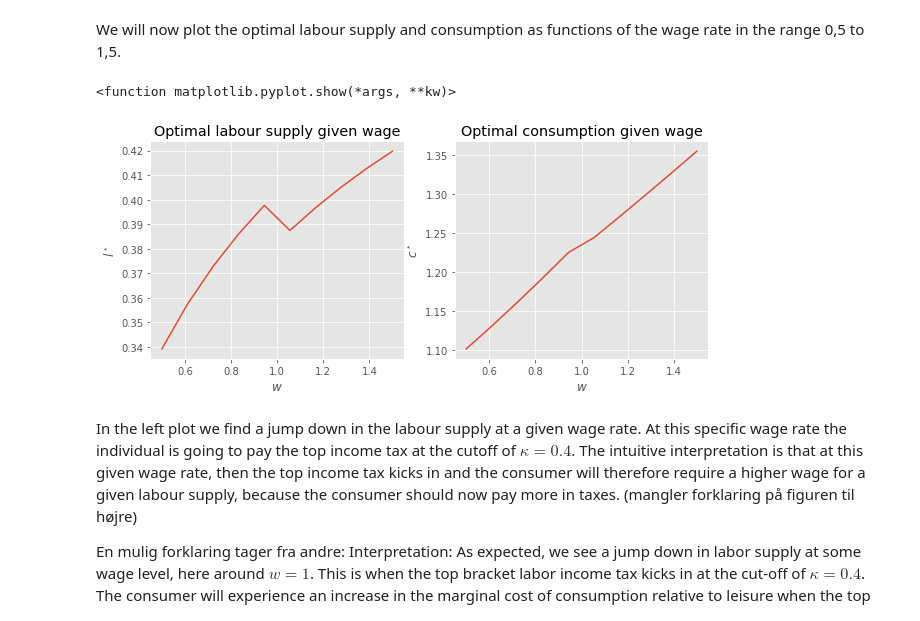
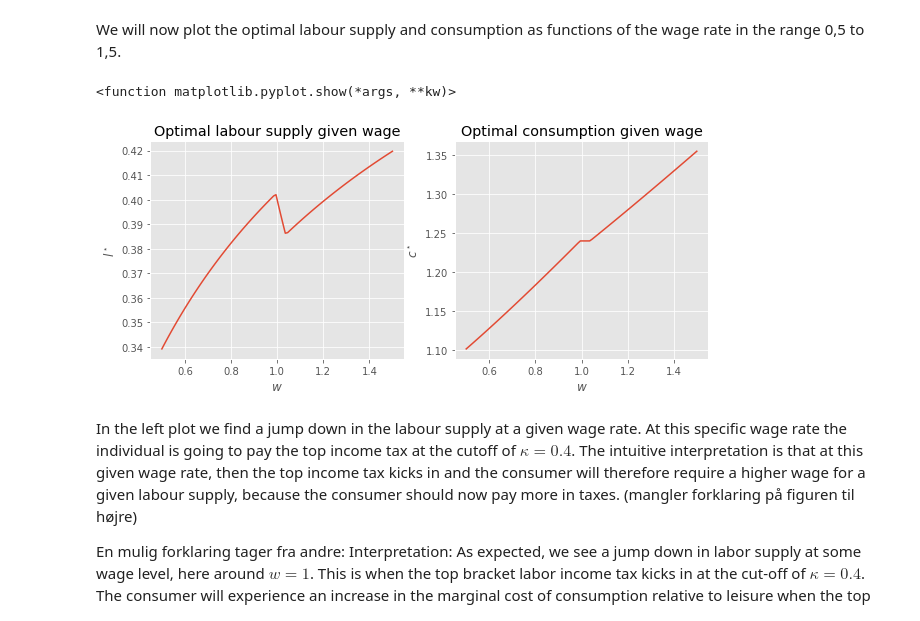
Before and after one commit to Rapyki/projects-2020-slangerne, a Jupyter notebook: inauguralproject/inauguralprojecthenrik.ipynb, the cells around one changed output. Saved outputs shown, nothing was run; the diff lists cells and outputs as text; code cells hidden in the pictures.

```diff
--- a/inauguralproject/inauguralprojecthenrik.ipynb
+++ b/inauguralproject/inauguralprojecthenrik.ipynb
@@ -56,7 +56,7 @@ We will now plot the optimal labour supply and consumption as functions of the w
 # code
 plt.style.use('ggplot')
 
-density = 10
+density = 100
 
 w_vec = np.linspace(0.5, 1.5, num=density) #establishing a uniform distributed wage variable
 l_opt = np.empty(density) #Creating empty tuple of range 10, to contain the optimal labour hours
@@ -66,34 +66,34 @@ for i in range(0,len(w_vec)): # Looping over the wage vector to find optimal sol
     solution.w = w_vec[i]
     l_opt[i] = solution.optimizer()[0]
     c_opt[i] = solution.optimizer()[1]
 
 #Creating the figure:
 fig = plt.figure(figsize=(10,4))
 
 # Left plot showing optimal labour supply
 ax_left = fig.add_subplot(1,2,1)
 
 ax_left.plot(w_vec,l_opt)
 
 ax_left.set_title('Optimal labour supply given wage')
 ax_left.set_xlabel('$w$')
 ax_left.set_ylabel('$l^\star$')
 ax_left.grid(True)
 
 # Right plot showing optimal consumption
 ax_right = fig.add_subplot(1,2,2)
 
 ax_right.plot(w_vec,c_opt)
 
 ax_right.set_title('Optimal consumption given wage')
 ax_right.set_xlabel('$w$')
 ax_right.set_ylabel('$c^\star$')
 ax_right.grid(True)
 
 plt.show
 # %% [output]
 <function matplotlib.pyplot.show(*args, **kw)>
-[figure, old version]
+[figure, new version]
 # %% [markdown]
 In the left plot we find a jump down in the labour supply at a given wage rate. At this specific wage rate the individual is going to pay the top income tax at the cutoff of $\kappa=0.4$. The intuitive interpretation is that at this given wage rate, then the top income tax kicks in and the consumer will therefore require a higher wage for a given labour supply, because the consumer should now pay more in taxes. (mangler forklaring på figuren til højre)
 
```
Also changed, not shown: parts of 2 cells of this notebook, 1 other file.
